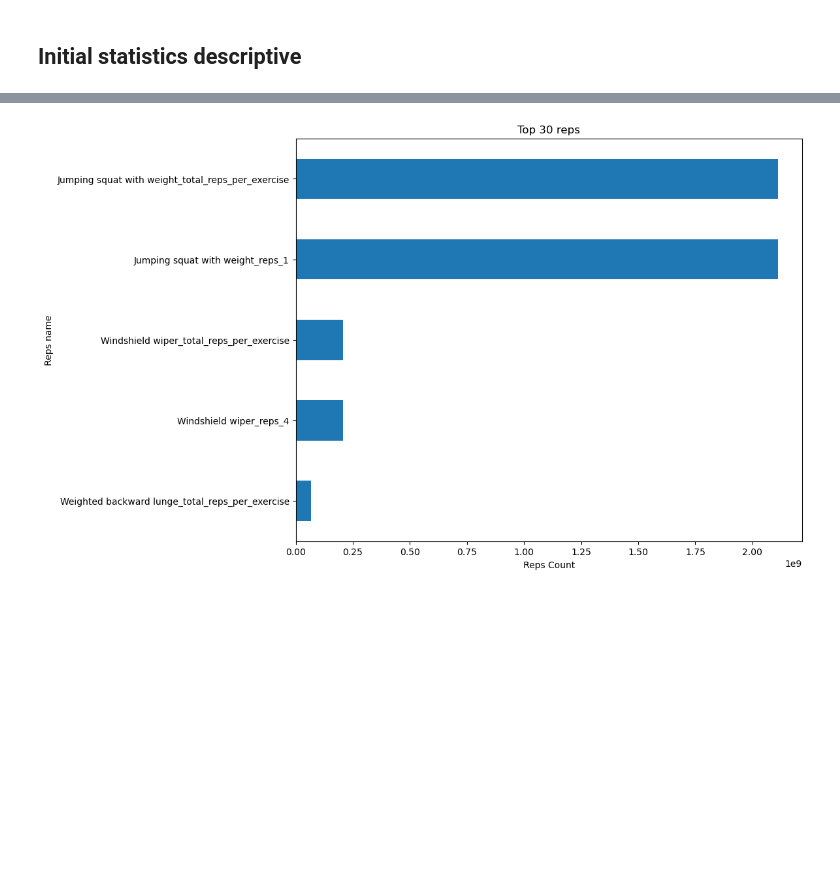
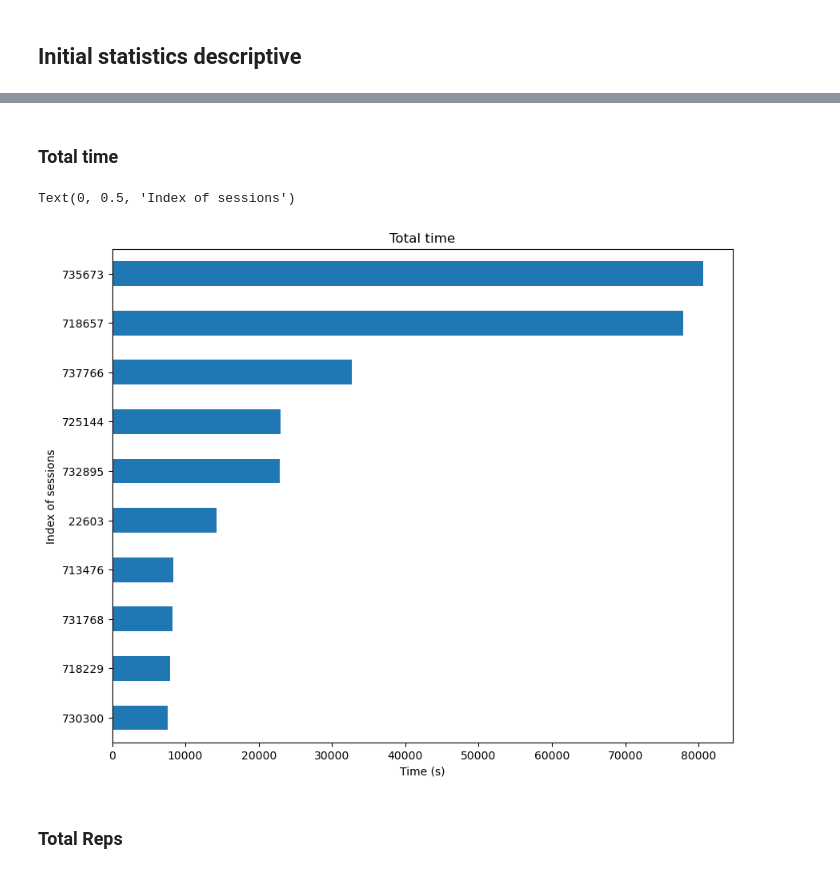
Before and after one commit to evidadeusto/mhunters, a Jupyter notebook: analysis_oscar_preprocessing/data_cleaning_dataframe_session_v0.ipynb, the cells around one changed output, grey strips where cells are left out. Drawn from its saved outputs; the diff is of its cells as text; code cells hidden in the pictures; blank space fills up the shorter version.

Commit message:
added firt max graphs

```diff
--- a/analysis_oscar_preprocessing/data_cleaning_dataframe_session_v0.ipynb
+++ b/analysis_oscar_preprocessing/data_cleaning_dataframe_session_v0.ipynb
@@ -52,7 +53,11 @@ columns_without_reps_and_time = df.columns[~((df.columns.str.contains("_reps_"))
                                              (df.columns.str.contains("_time_")) |
                                              (df.columns.str.contains("session_executions_updated_at")) |
                                              (df.columns.str.contains("user_programs_user_id")) |
-                                             (df.columns.str.contains("date")) )]
+                                             (df.columns.str.contains("date")) |
+                                             (df.columns.str.contains("session_executions_summary_total_kcal")) |
+                                             (df.columns.str.contains("session_executions_summary_effort")) |
+                                             (df.columns.str.contains("session_executions_summary_points")) |
+                                             (df.columns.str.contains("session_executions_summary_value_of_session")) )]
 
 df = df.drop(columns=columns_without_reps_and_time)
 df.shape
@@ -206,21 +370,16 @@ Name: max, Length: 3550, dtype: float64
+# %% [markdown]
+### Total time
 # %%
-# Get the max to correct outliers
-max_description = df_describe.loc['max', :].sort_values(ascending=False)
-max_reps = max_description[max_description.keys().str.contains('_reps_')]
-#max_series = max_series[~max_series.keys().str.contains('_time_')]
-
-# Getting the first 30 values
-max_reps = max_reps[0:5]
-
+range_max = (0,10)
+top_total_time = df_series_recalculated['total_time'].sort_values(ascending=False)
+top_total_time = top_total_time[range_max[0]:range_max[1]]
 # Sorting and plotting
-ax = max_reps.sort_values(ascending=True).plot(kind='barh', figsize=(10, 8))
+ax = top_total_time.sort_values(ascending=True).plot(kind='barh', figsize=(10, 8))
 
 # Set title and labels
-ax.set_title('Top 30 reps')
-ax.set_xlabel('Reps Count')
-ax.set_ylabel('Reps name')
-
-# Show the plot
-plt.show()
+ax.set_title('Total time')
+ax.set_xlabel('Time (s)')
+ax.set_ylabel('Index of sessions')
 # %% [output]
+Text(0, 0.5, 'Index of sessions')
-[figure, old version]
+[figure, new version]
@@ -257,0 +386,2 @@ plt.show()
+# %% [markdown]
+### Total Reps
```
Also changed, not shown: parts of 23 cells of this notebook, 1 other file.
